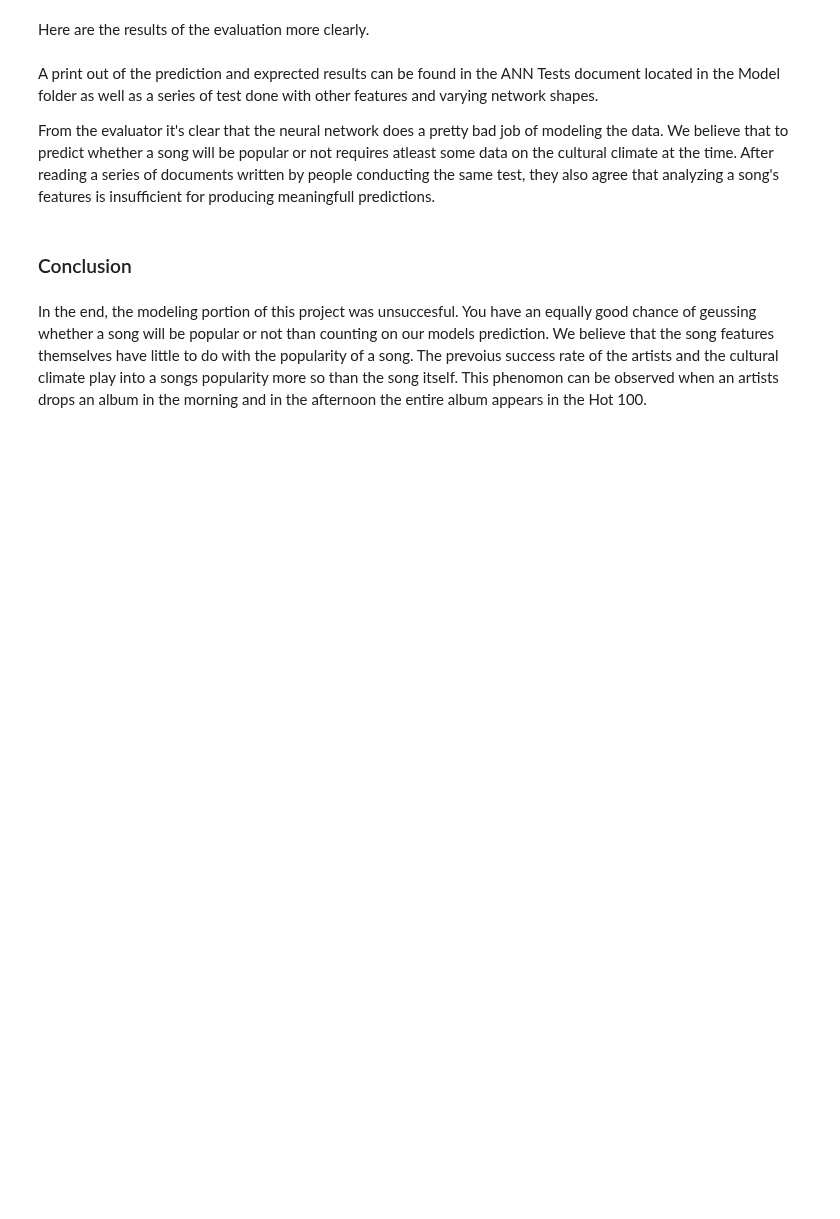
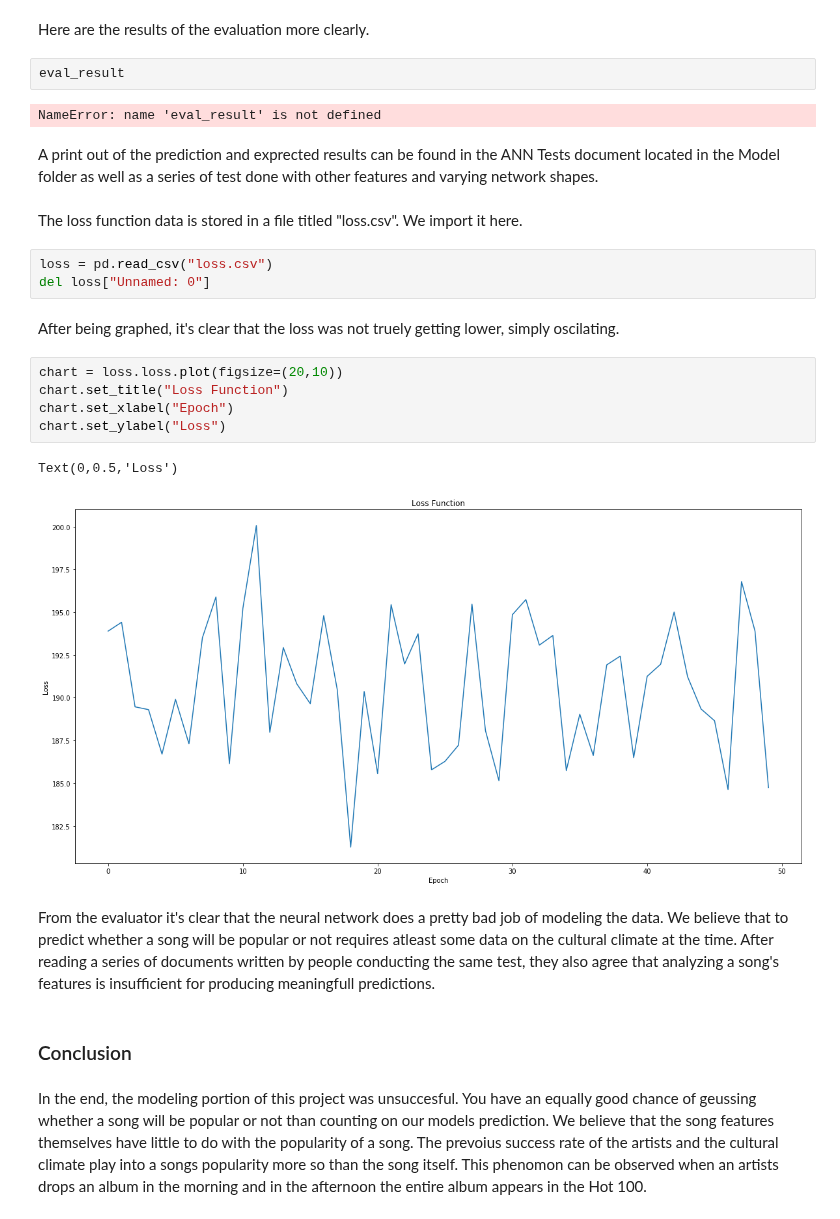
Before and after one commit to ethantanen/DataScience_FinalProject, a Jupyter notebook: Deliverables/Deliv_3/Deliverable 3.ipynb, the cells around one changed output. Drawn from its saved outputs; the diff is of its cells as text; blank space fills up the shorter version.

Commit message:
added visuals to deliverable 3

```diff
--- a/Deliverables/Deliv_3/Deliverable 3.ipynb
+++ b/Deliverables/Deliv_3/Deliverable 3.ipynb
@@ -409,8 +436,27 @@ eval_result = classifier.evaluate(
 # %% [markdown]
 Here are the results of the evaluation more clearly.
+# %%
+eval_result
+# %% [output]
+NameError: name 'eval_result' is not defined
+# %% [markdown]
+A print out of the prediction and exprected results can be found in the ANN Tests document located in the Model folder as well as a series of test done with other features and varying network shapes.
+# %% [markdown]
+The loss function data is stored in a file titled "loss.csv". We import it here.
+# %%
+loss = pd.read_csv("loss.csv")
+del loss["Unnamed: 0"]
+# %% [markdown]
+After being graphed, it's clear that the loss was not truely getting lower, simply oscilating.
+# %%
+chart = loss.loss.plot(figsize=(20,10))
+chart.set_title("Loss Function")
+chart.set_xlabel("Epoch")
+chart.set_ylabel("Loss")
+# %% [output]
+Text(0,0.5,'Loss')
+[figure, added]
 # %% [markdown]
-A print out of the prediction and exprected results can be found in the ANN Tests document located in the Model folder as well as a series of test done with other features and varying network shapes.
-
 From the evaluator it's clear that the neural network does a pretty bad job of modeling the data. We believe that to predict whether a song will be popular or not requires atleast some data on the cultural climate at the time. After reading a series of documents written by people conducting the same test, they also agree that analyzing a song's features is insufficient for producing meaningfull predictions.
 # %% [markdown]
 ### Conclusion
```
Also changed, not shown: parts of 9 cells of this notebook, 41 other files.
